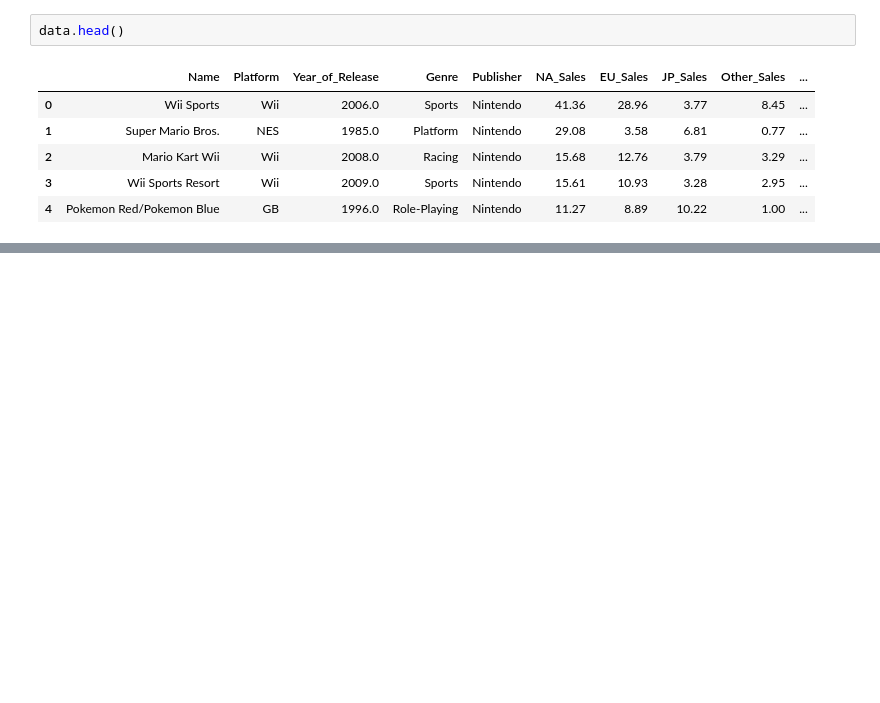
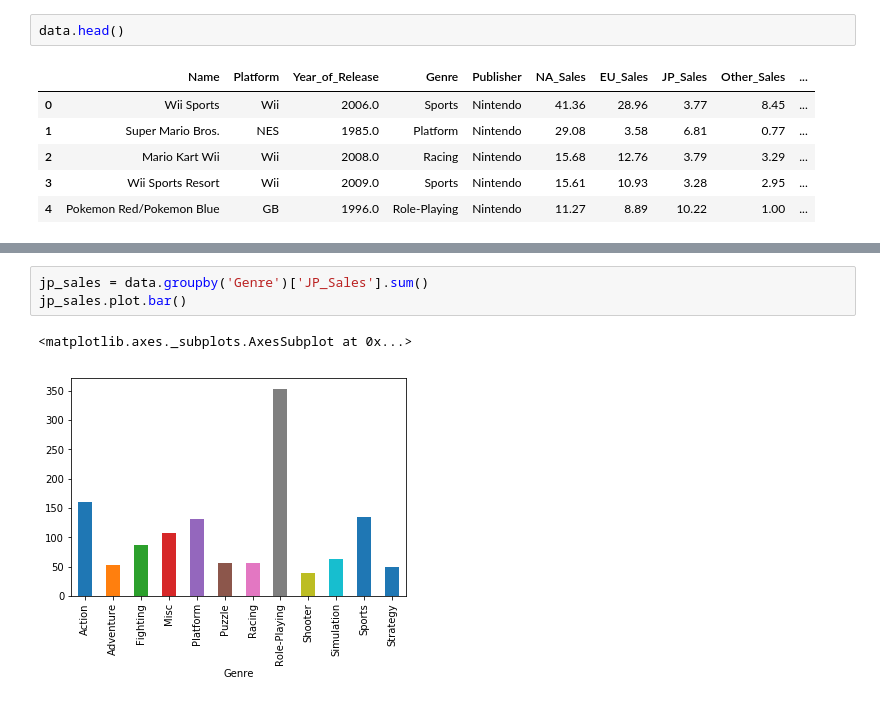
Before and after one commit to NicholasCrossman/python-game-sales-data-cleaning, a Jupyter notebook: game-sales-data-analysis.ipynb, the cells around one changed output, grey strips where cells are left out. Saved outputs shown, nothing was run; the diff lists cells and outputs as text; blank space fills up the shorter version.

```diff
--- a/game-sales-data-analysis.ipynb
+++ b/game-sales-data-analysis.ipynb
@@ -32,0 +115,6 @@ data.head()
+# %%
+jp_sales = data.groupby('Genre')['JP_Sales'].sum()
+jp_sales.plot.bar()
+# %% [output]
+<matplotlib.axes._subplots.AxesSubplot at 0x...>
+[figure, added]
```
Also changed, not shown: parts of 16 cells of this notebook.
